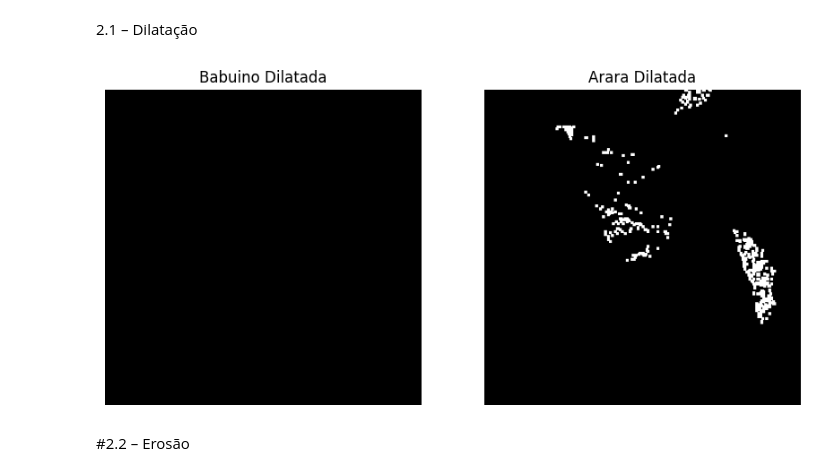
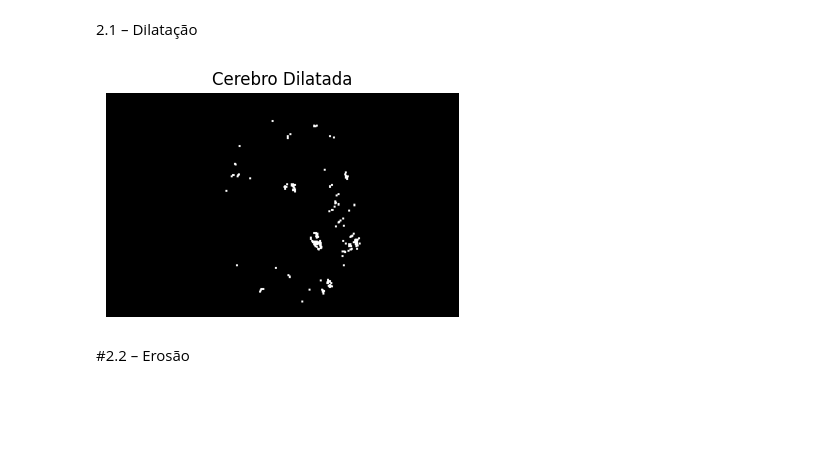
Before and after one commit to guilhermegreis/processamento-de-img, a Jupyter notebook: Cópia_de_Processamento_de_imagens_T1.ipynb, the cells around one changed output. Saved outputs shown, nothing was run; the diff lists cells and outputs as text; code cells hidden in the pictures; blank space fills up the shorter version.

```diff
--- a/Cópia_de_Processamento_de_imagens_T1.ipynb
+++ b/Cópia_de_Processamento_de_imagens_T1.ipynb
@@ -539,58 +668,61 @@ import matplotlib.pyplot as plt
 import numpy as np
 
 # Função de dilatação manual sem usar funções prontas como np.pad ou np.any
+# Função de dilatação manual
 def dilatacao(img, kernel_size=3):
     offset = kernel_size // 2
-    # Criar uma imagem preenchida manualmente com zeros
-    padded = [[0 for _ in range(len(img[0]) + 2 * offset)] for _ in range(len(img) + 2 * offset)]
+    padded = np.zeros((len(img) + 2 * offset, len(img[0]) + 2 * offset))  # Preencher com 0
+    padded[offset:-offset, offset:-offset] = img  # Colocar a imagem original no centro
 
-    # Copiar a imagem original para a região central da imagem preenchida
-    for i in range(len(img)):
-        for j in range(len(img[0])):
-            padded[i + offset][j + offset] = img[i][j]
+    resultado = np.zeros_like(img)  # Resultado inicializado com 0
 
-    resultado = [[0 for _ in range(len(img[0]))] for _ in range(len(img))]
-
-    # Percorrer a imagem e aplicar a dilatação manualmente
+    # Percorrer a imagem e aplicar a dilatação
     for i in range(offset, len(padded) - offset):
         for j in range(offset, len(padded[0]) - offset):
-            # Extrair a região do kernel (submatriz)
-            região = [padded[i - offset + x][j - offset + y] for x in range(kernel_size) for y in range(kernel_size)]
-            if 255 in região:  # Verifica se algum valor é 255
-                resultado[i - offset][j - offset] = 255
+            região = padded[i - offset:i + offset + 1, j - offset:j + offset + 1]
+            if np.any(região == 255):  # Verificar se algum pixel da região é 255
+                resultado[i - offset, j - offset] = 255
 
     return resultado
 
 # Carregar as imagens binarizadas
 def load_img(path):
     img_rgb = cv2.imread(path, cv2.IMREAD_GRAYSCALE)
     if img_rgb is None:
         raise ValueError(f"Imagem não encontrada em {path}")
     return img_rgb
 
 # Carregar as imagens binarizadas (já aplicadas antes)
-img_babuino = load_img('/content/babuino.jpg')
-img_arara = load_img('/content/arara.jpg')
+img_cerebro = load_img('/content/Cerebro-RaioX.png')
+#img_babuino = load_img('/content/babuino.jpg')
+#img_arara = load_img('/content/arara.jpg')
 
 # Aplicar a dilatação nas imagens binarizadas
-img_dilatada_babuino = dilatacao(img_babuino)
-img_dilatada_arara = dilatacao(img_arara)
+img_dilatada_cerebro = dilatacao(img_cerebro)
+#img_dilatada_babuino = dilatacao(img_babuino)
+#img_dilatada_arara = dilatacao(img_arara)
 
 # Exibir as imagens dilatadas
 plt.figure(figsize=(10, 5))
 plt.subplot(1, 2, 1)
-plt.title("Babuino Dilatada")
-plt.imshow(img_dilatada_babuino, cmap='gray')
+plt.title("Cerebro Dilatada")
+plt.imshow(img_dilatada_cerebro, cmap='gray')
 plt.axis('off')
 
-plt.subplot(1, 2, 2)
-plt.title("Arara Dilatada")
-plt.imshow(img_dilatada_arara, cmap='gray')
-plt.axis('off')
+#plt.figure(figsize=(10, 5))
+#plt.subplot(1, 2, 1)
+#plt.title("Babuino Dilatada")
+#plt.imshow(img_dilatada_babuino, cmap='gray')
+#plt.axis('off')
+
+#plt.subplot(1, 2, 2)
+#plt.title("Arara Dilatada")
+#plt.imshow(img_dilatada_arara, cmap='gray')
+#plt.axis('off')
 
 plt.show()
 # %% [output]
-[figure, old version]
+[figure, new version]
 # %% [markdown]
 #2.2 – Erosão
 # %%
```
Also changed, not shown: parts of 16 cells of this notebook.
